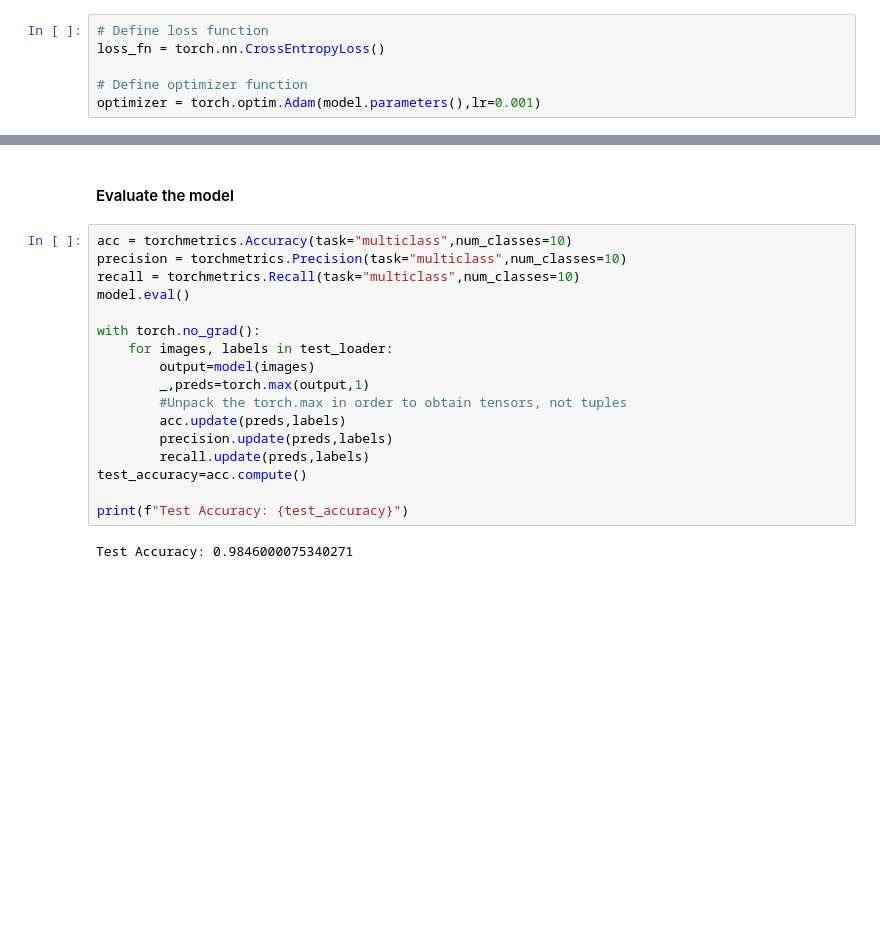
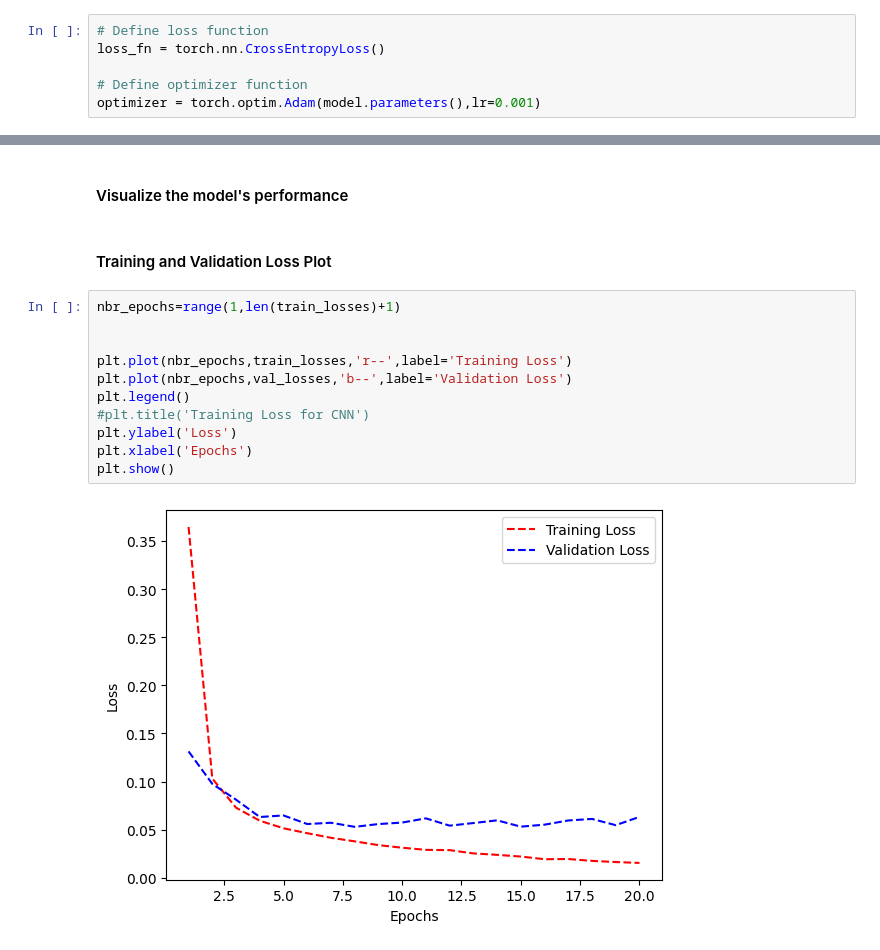
Before and after one commit to Stefanel99/mnist_cnn_classifier, a Jupyter notebook: analysis.ipynb, the cells around one changed output, grey strips where cells are left out. Cells and saved outputs as stored; diff of their text form; blank space fills up the shorter version.

```diff
--- a/analysis.ipynb
+++ b/analysis.ipynb
@@ -127,21 +191,17 @@ Epoch [10/10]
-# %% [markdown]
-#### Evaluate the model
-# %%
-acc = torchmetrics.Accuracy(task="multiclass",num_classes=10)
-precision = torchmetrics.Precision(task="multiclass",num_classes=10)
-recall = torchmetrics.Recall(task="multiclass",num_classes=10)
-model.eval()
-
-with torch.no_grad():
-    for images, labels in test_loader:
-        output=model(images)
-        _,preds=torch.max(output,1)
-        #Unpack the torch.max in order to obtain tensors, not tuples
-        acc.update(preds,labels)
-        precision.update(preds,labels)
-        recall.update(preds,labels)
-test_accuracy=acc.compute()
-
-print(f"Test Accuracy: {test_accuracy}")
-# %% [output]
-Test Accuracy: 0.9846000075340271
+# %% [markdown]
+#### Visualize the model's performance
+# %% [markdown]
+#### Training and Validation Loss Plot
+# %%
+nbr_epochs=range(1,len(train_losses)+1)
+
+
+plt.plot(nbr_epochs,train_losses,'r--',label='Training Loss')
+plt.plot(nbr_epochs,val_losses,'b--',label='Validation Loss')
+plt.legend()
+#plt.title('Training Loss for CNN')
+plt.ylabel('Loss')
+plt.xlabel('Epochs')
+plt.show()
+# %% [output]
+[figure, added]
```
Also changed, not shown: parts of 11 cells of this notebook, 3 other files.
